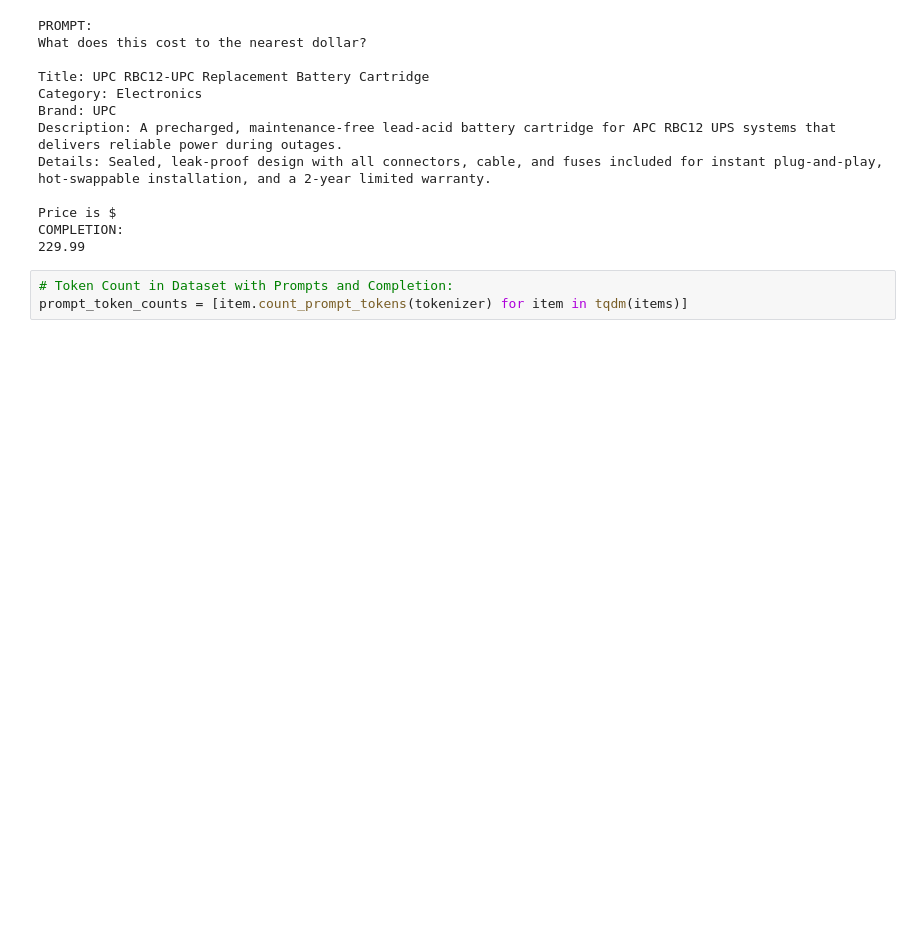
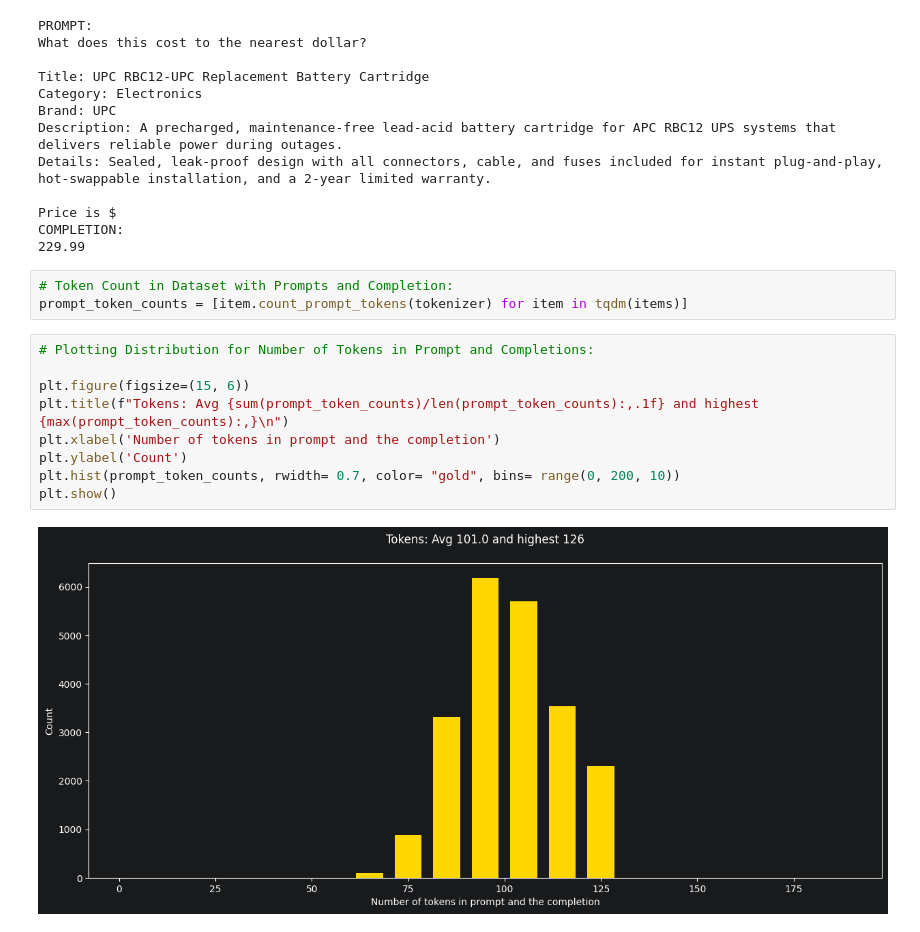
Before and after one commit to Shailya777/Applied-LLM-Engineering, a Jupyter notebook: 07_Fine_Tuning_Open_Source_Models/03_Dataset_Prep_for_Fine-Tuning.ipynb, the cells around one changed output. Saved outputs shown, nothing was run; the diff lists cells and outputs as text; blank space fills up the shorter version.

Commit message:
Plotting Distribution for Number of Tokens in Prompt and Completions

```diff
--- a/07_Fine_Tuning_Open_Source_Models/03_Dataset_Prep_for_Fine-Tuning.ipynb
+++ b/07_Fine_Tuning_Open_Source_Models/03_Dataset_Prep_for_Fine-Tuning.ipynb
@@ -227,3 +227,14 @@ COMPLETION:
 # %%
 # Token Count in Dataset with Prompts and Completion:
 prompt_token_counts = [item.count_prompt_tokens(tokenizer) for item in tqdm(items)]
+# %%
+# Plotting Distribution for Number of Tokens in Prompt and Completions:
+
+plt.figure(figsize=(15, 6))
+plt.title(f"Tokens: Avg {sum(prompt_token_counts)/len(prompt_token_counts):,.1f} and highest {max(prompt_token_counts):,}\n")
+plt.xlabel('Number of tokens in prompt and the completion')
+plt.ylabel('Count')
+plt.hist(prompt_token_counts, rwidth= 0.7, color= "gold", bins= range(0, 200, 10))
+plt.show()
+# %% [output]
+[figure, added]
```
